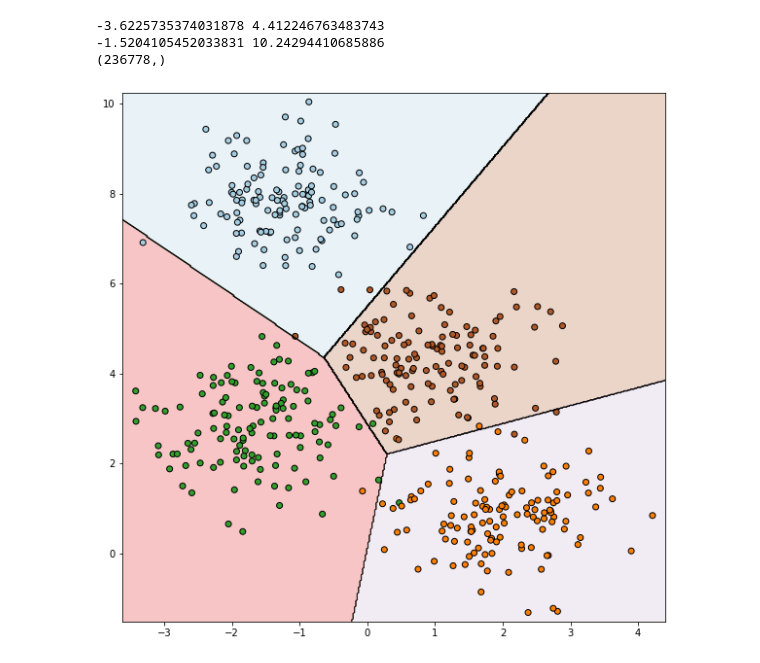
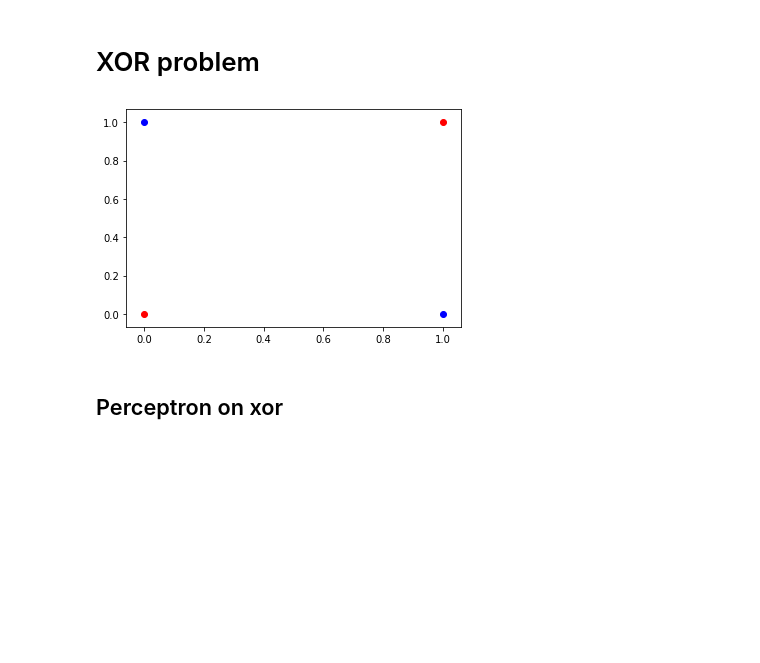
Before and after one commit to kam-ai/model-exploration, a Jupyter notebook: sklearn models.ipynb, the cells around one changed output. Drawn from its saved outputs; the diff is of its cells as text; code cells hidden in the pictures; blank space fills up the shorter version.

```diff
--- a/sklearn models.ipynb
+++ b/sklearn models.ipynb
@@ -39,14 +37,14 @@ plt.show()
-# %%
-from sklearn.linear_model import LogisticRegression
-
-clf = LogisticRegression()
-clf.fit(X, y_true)
-
-plot_decision_boundary(clf, X, y_true)
-plt.show()
-# %% [output]
--3.6225735374031878 4.412246763483743
--1.5204105452033831 10.24294410685886
-(236778,)
-[figure, removed]
+# %% [markdown]
+#  XOR problem
+# %%
+points = np.array([[0, 0], [1, 1], [1, 0], [0, 1]])
+tmp_x = points[:, 0]
+tmp_y = points[:, 1]
+plt.scatter(tmp_x[0:2], tmp_y[0:2], color='red')
+plt.scatter(tmp_x[2:], tmp_y[2:], color='blue')
+plt.show()
+# %% [output]
+[figure, added]
+# %% [markdown]
+## Perceptron on xor
 # %%
```
Also changed, not shown: parts of 8 cells of this notebook.
